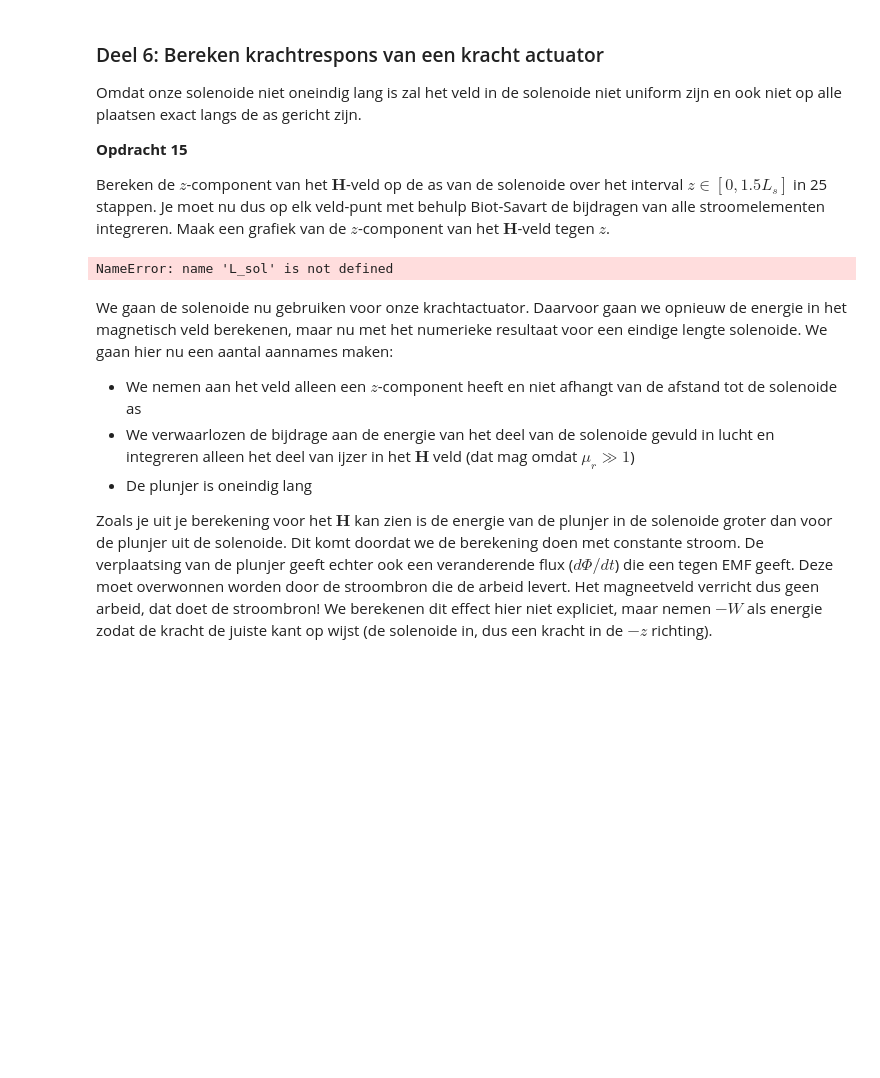
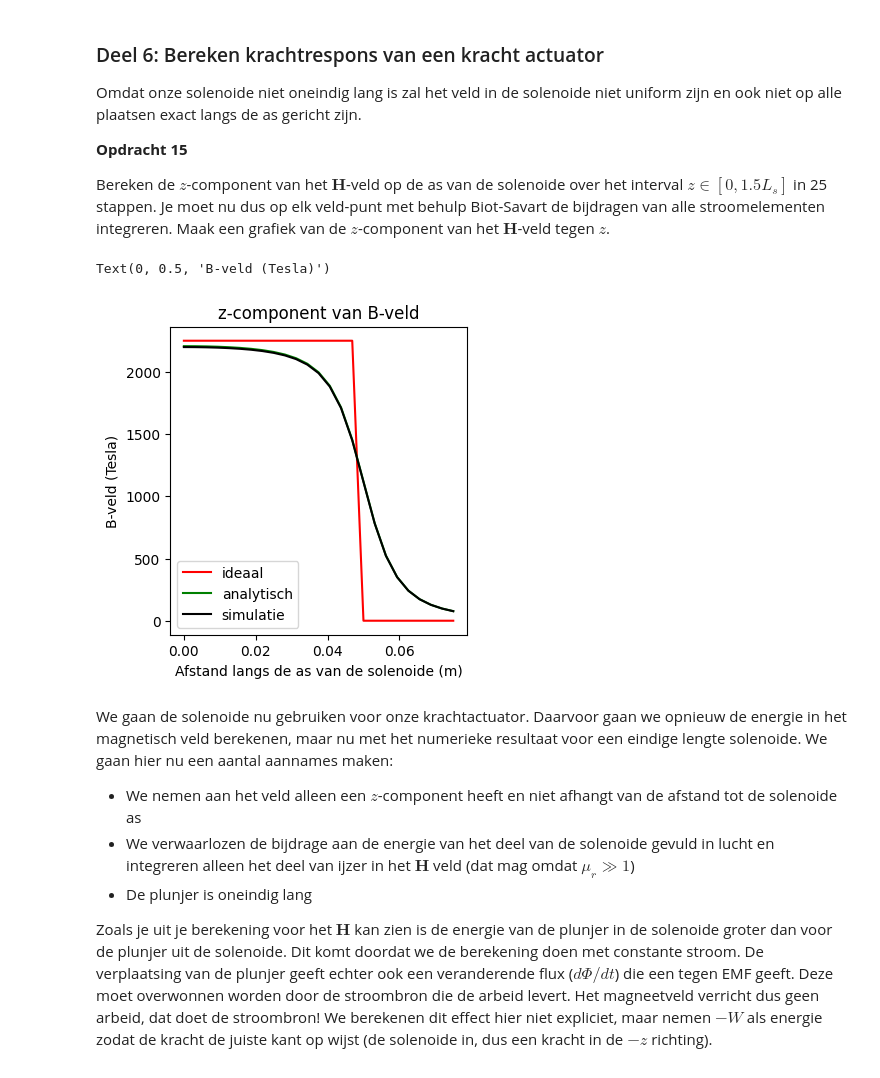
Before and after one commit to Alek-Janssen/opdrachten-DEF-D, a Jupyter notebook: 2KrachtactuatorOpdracht/KrachtactuatorOpdracht.ipynb, the cells around one changed output. Cells and saved outputs as stored; diff of their text form; code cells hidden in the pictures; blank space fills up the shorter version.

```diff
--- a/2KrachtactuatorOpdracht/KrachtactuatorOpdracht.ipynb
+++ b/2KrachtactuatorOpdracht/KrachtactuatorOpdracht.ipynb
@@ -380,35 +468,40 @@ Bereken de $z$-component van het $\mathbf{H}$-veld op de as van de solenoide ove
 # %%
 n_ax=25
 z_ax=np.linspace(0, 1.5*L_sol/2, n_ax)
-H_ax=np.zeros((n_ax,1))
+H_ax = np.zeros(n_ax)
 
 for i_field in range(n_ax):
-    print(f"\rIfield =  {i_field}", end="") # Print welk element van het veld nu berekend wordt.
-    # Bepaal de field coordinate
-    Hsimulated=np.array([0,0,0], dtype='float64')
-    for i_source in np.arange(1, N):
-        # Bepaal dl en r_source en gebruik
+    r_field = np.array([0, 0, z_ax[i_field]])
+    Hsimulated = np.array([0,0,0], dtype='float64')
+
+    for i_source in range(N_t-1):
+        r_source = np.array([x[i_source], y[i_source], z[i_source]])
+
+        dl = np.array([x[i_source+1] - x[i_source],
+                       y[i_source+1] - y[i_source],
+                       z[i_source+1] - z[i_source]])
+
         Hsimulated += field_current_element(r_field, r_source, dl)
-        print(f"Ifield =  {i_field}", end="")
 
-    # selecting the z-component
-    H_ax[i_field,0]=Hsimulated[2]
+    H_ax[i_field] = Hsimulated[2]
 
-H_veld_ideaal=analytical_answer*np.ones(n_ax)*(1.0*(z_ax < L_sol/2))
+H_veld_ideaal=H_analytisch[2]*np.ones(n_ax)*(1.0*(z_ax < L_sol/2))
 
 # dit is nog een aardige analytische uitdrukking die je kan uitrekenen voor de z-component op de as van een solenoide met eindige lengte
-H_veld_analytisch=(aantal_omwent*I/L_sol/2)*((L_sol/2-z_ax)/np.sqrt((z_ax- L_sol/2)**2 + r_sol**2)+(L_sol/2+z_ax)/np.sqrt((z_ax+ L_sol/2)**2 + r_sol**2))
+H_veld_analytisch=(aantal_omwentelingen*I/L_sol/2)*((L_sol/2-z_ax)/np.sqrt((z_ax- L_sol/2)**2 + r_sol**2)+(L_sol/2+z_ax)/np.sqrt((z_ax+ L_sol/2)**2 + r_sol**2))
 
 plt.figure(figsize=[13,4])
 plt.subplot(131)
 plt.title('z-component van B-veld')
 plt.plot(z_ax, H_veld_ideaal, '-r', label='ideaal')
 plt.plot(z_ax, H_veld_analytisch, '-g', label='analytisch')
 plt.plot(z_ax, H_ax, '-k', label='simulatie')
 plt.xlabel('Afstand langs de as van de solenoide (m)')
+plt.legend()
 plt.ylabel('B-veld (Tesla)')
 # %% [output]
-NameError: name 'L_sol' is not defined
+Text(0, 0.5, 'B-veld (Tesla)')
+[figure, added]
 # %% [markdown]
 We gaan de solenoide nu gebruiken voor onze krachtactuator. Daarvoor gaan we opnieuw de energie in het magnetisch veld berekenen, maar nu met het numerieke resultaat voor een eindige lengte solenoide. We gaan hier nu een aantal aannames maken:
 * We nemen aan het veld alleen een $z$-component heeft en niet afhangt van de afstand tot de solenoide as
```
Also changed, not shown: parts of 18 cells of this notebook, 6 other files.
